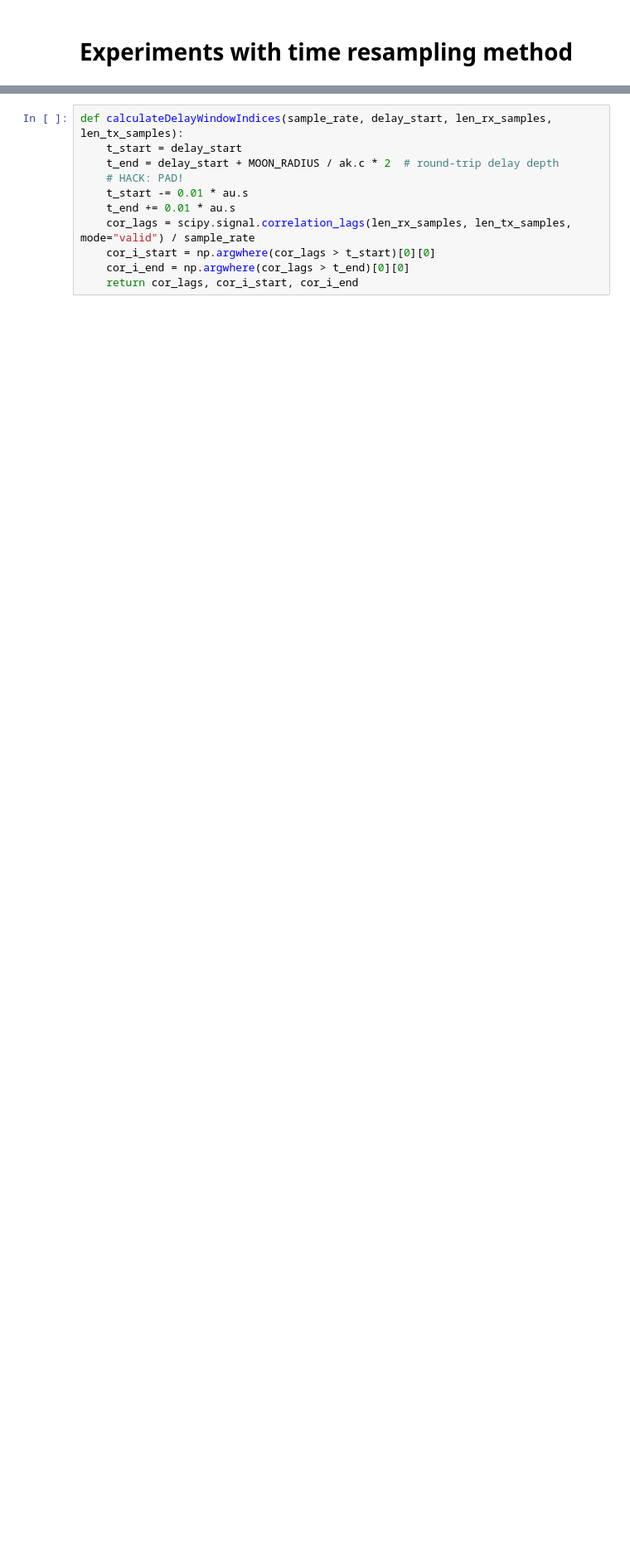
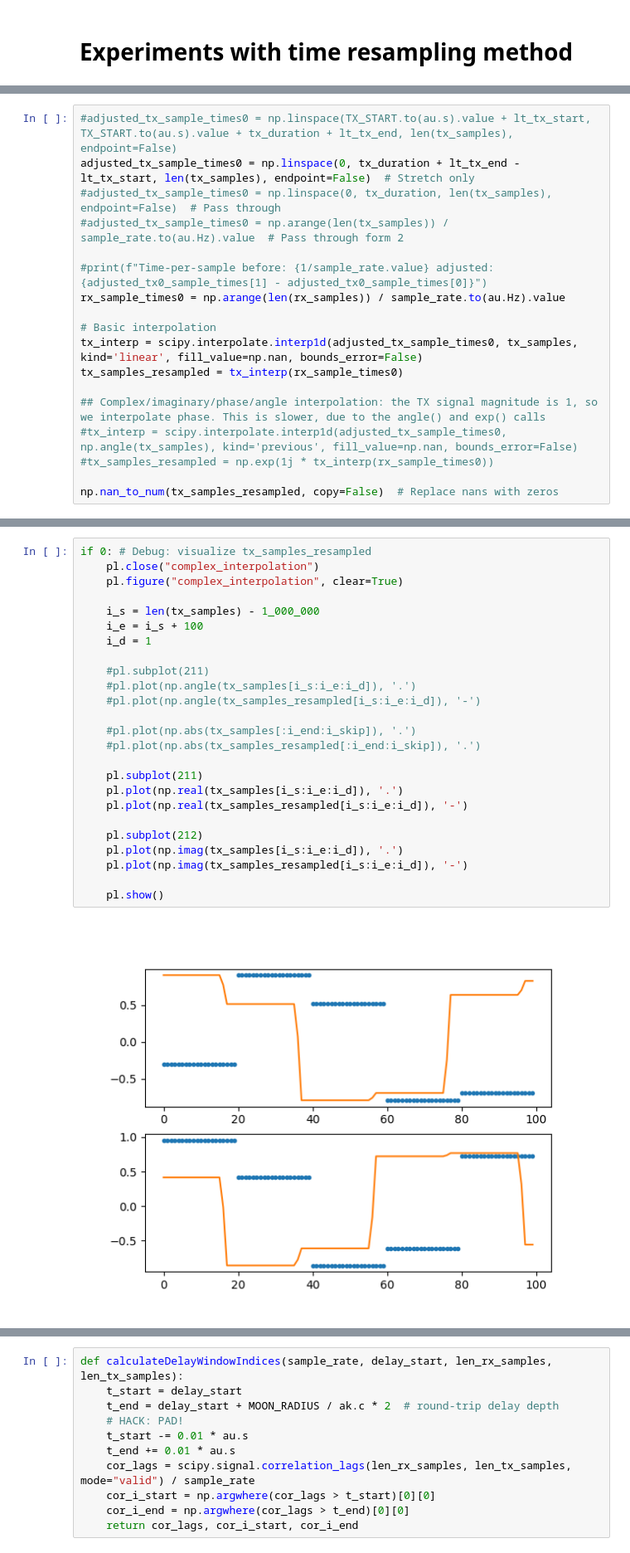
Before and after one commit to thandal/moon-radar, a Jupyter notebook: notebooks/Planetary Radar -- Moon -- CLEAN.ipynb, the cells around one changed output, grey strips where cells are left out. Shown at 83% size. Cells and saved outputs as stored; diff of their text form; blank space fills up the shorter version.

```diff
--- a/notebooks/Planetary Radar -- Moon -- CLEAN.ipynb
+++ b/notebooks/Planetary Radar -- Moon -- CLEAN.ipynb
@@ -318,0 +380,18 @@ tx_sample_times = tx_start + np.arange(len(tx_samples)) / sample_rate.value
+# %%
+#adjusted_tx_sample_times0 = np.linspace(TX_START.to(au.s).value + lt_tx_start, TX_START.to(au.s).value + tx_duration + lt_tx_end, len(tx_samples), endpoint=False)
+adjusted_tx_sample_times0 = np.linspace(0, tx_duration + lt_tx_end - lt_tx_start, len(tx_samples), endpoint=False)  # Stretch only
+#adjusted_tx_sample_times0 = np.linspace(0, tx_duration, len(tx_samples), endpoint=False)  # Pass through
+#adjusted_tx_sample_times0 = np.arange(len(tx_samples)) / sample_rate.to(au.Hz).value  # Pass through form 2
+
+#print(f"Time-per-sample before: {1/sample_rate.value} adjusted: {adjusted_tx0_sample_times[1] - adjusted_tx0_sample_times[0]}")
+rx_sample_times0 = np.arange(len(rx_samples)) / sample_rate.to(au.Hz).value
+
+# Basic interpolation
+tx_interp = scipy.interpolate.interp1d(adjusted_tx_sample_times0, tx_samples, kind='linear', fill_value=np.nan, bounds_error=False)
+tx_samples_resampled = tx_interp(rx_sample_times0)
+
+## Complex/imaginary/phase/angle interpolation: the TX signal magnitude is 1, so we interpolate phase. This is slower, due to the angle() and exp() calls
+#tx_interp = scipy.interpolate.interp1d(adjusted_tx_sample_times0, np.angle(tx_samples), kind='previous', fill_value=np.nan, bounds_error=False)
+#tx_samples_resampled = np.exp(1j * tx_interp(rx_sample_times0))
+
+np.nan_to_num(tx_samples_resampled, copy=False)  # Replace nans with zeros
@@ -318,0 +401,27 @@ tx_sample_times = tx_start + np.arange(len(tx_samples)) / sample_rate.value
+# %%
+if 0: # Debug: visualize tx_samples_resampled
+    pl.close("complex_interpolation")
+    pl.figure("complex_interpolation", clear=True)
+
+    i_s = len(tx_samples) - 1_000_000
+    i_e = i_s + 100
+    i_d = 1
+
+    #pl.subplot(211)
+    #pl.plot(np.angle(tx_samples[i_s:i_e:i_d]), '.')
+    #pl.plot(np.angle(tx_samples_resampled[i_s:i_e:i_d]), '-')
+
+    #pl.plot(np.abs(tx_samples[:i_end:i_skip]), '.')
+    #pl.plot(np.abs(tx_samples_resampled[:i_end:i_skip]), '.')
+
+    pl.subplot(211)
+    pl.plot(np.real(tx_samples[i_s:i_e:i_d]), '.')
+    pl.plot(np.real(tx_samples_resampled[i_s:i_e:i_d]), '-')
+
+    pl.subplot(212)
+    pl.plot(np.imag(tx_samples[i_s:i_e:i_d]), '.')
+    pl.plot(np.imag(tx_samples_resampled[i_s:i_e:i_d]), '-')
+
+    pl.show()
+# %% [output]
+[figure, added]
```
Also changed, not shown: parts of 22 cells of this notebook, 2 other files.
